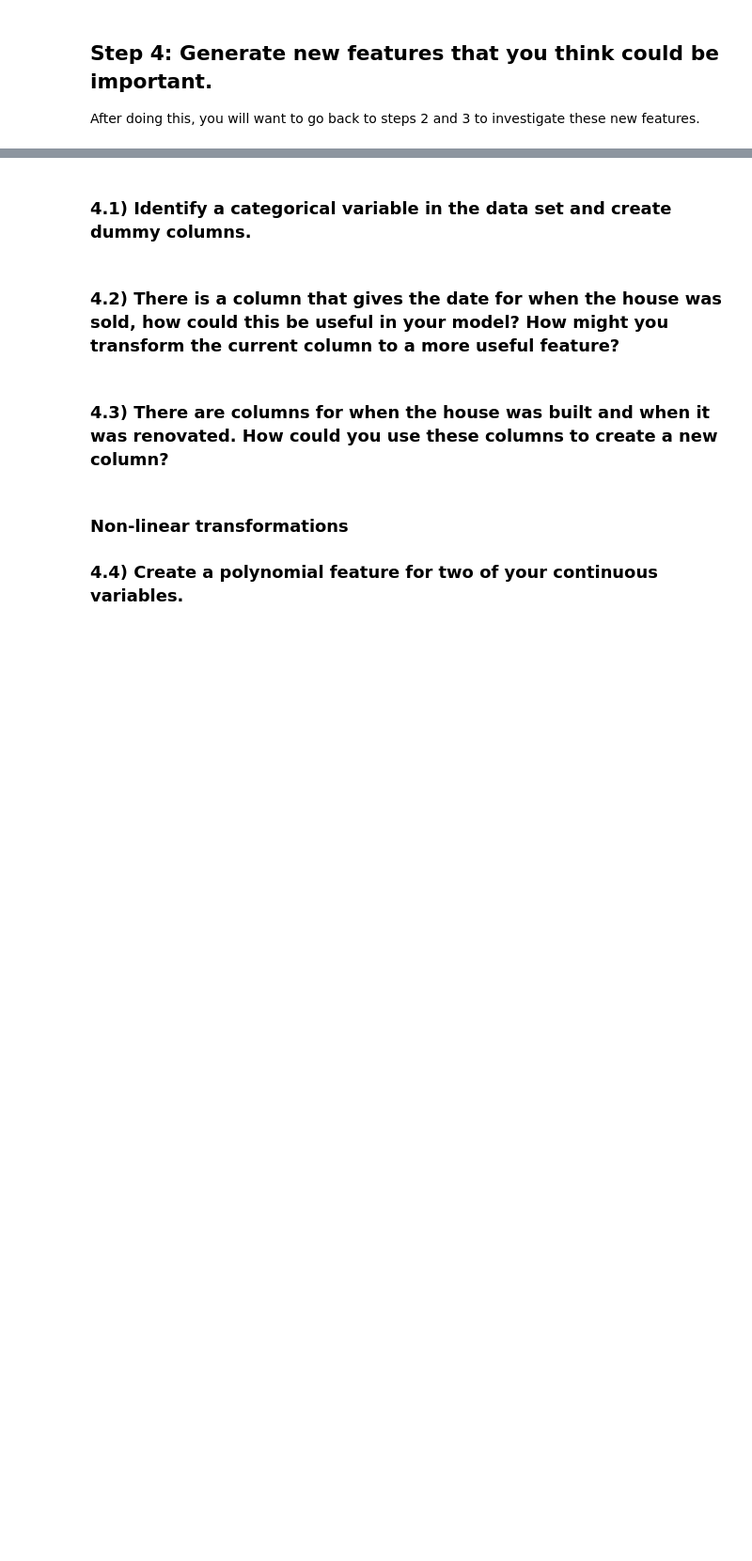
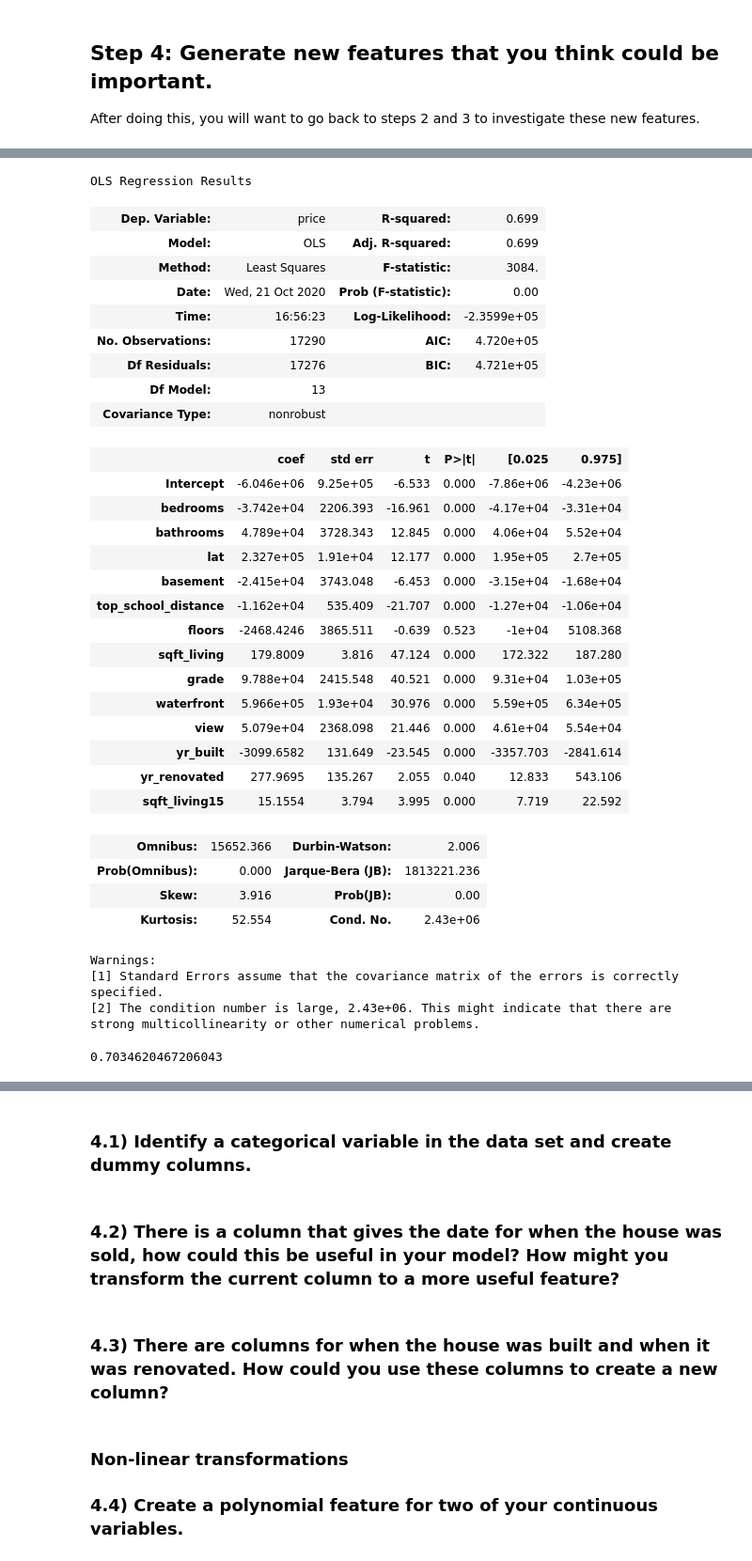
Before and after one commit to ameliadahm20/housing-pricing, a Jupyter notebook: KingsCountyHousingPrices.ipynb, the cells around one changed output, grey strips where cells are left out. Shown at 94% size. Cells and saved outputs as stored; diff of their text form; code cells hidden in the pictures; blank space fills up the shorter version.

```diff
--- a/KingsCountyHousingPrices.ipynb
+++ b/KingsCountyHousingPrices.ipynb
@@ -366,0 +347,70 @@ After doing this, you will want to go back to steps 2 and 3 to investigate these
+# %%
+test_model = ols(formula='price~bedrooms+bathrooms+lat+basement+top_school_distance+sqft_living+grade+waterfront+view+yr_built+yr_renovated+sqft_living15', data=df).fit()
+test_model.summary()
+# %% [output]
+OLS Regression Results
+| Dep. Variable: | price | R-squared: | 0.699 |
+| Model: | OLS | Adj. R-squared: | 0.699 |
+| Method: | Least Squares | F-statistic: | 3084. |
+| Date: | Wed, 21 Oct 2020 | Prob (F-statistic): | 0.00 |
+| Time: | 16:56:23 | Log-Likelihood: | -2.3599e+05 |
+| No. Observations: | 17290 | AIC: | 4.720e+05 |
+| Df Residuals: | 17276 | BIC: | 4.721e+05 |
+| Df Model: | 13 |  |  |
+| Covariance Type: | nonrobust |  |  |
+|  | coef | std err | t | P>|t| | [0.025 | 0.975] |
+| Intercept | -6.046e+06 | 9.25e+05 | -6.533 | 0.000 | -7.86e+06 | -4.23e+06 |
+| bedrooms | -3.742e+04 | 2206.393 | -16.961 | 0.000 | -4.17e+04 | -3.31e+04 |
+| bathrooms | 4.789e+04 | 3728.343 | 12.845 | 0.000 | 4.06e+04 | 5.52e+04 |
+| lat | 2.327e+05 | 1.91e+04 | 12.177 | 0.000 | 1.95e+05 | 2.7e+05 |
+| basement | -2.415e+04 | 3743.048 | -6.453 | 0.000 | -3.15e+04 | -1.68e+04 |
+| top_school_distance | -1.162e+04 | 535.409 | -21.707 | 0.000 | -1.27e+04 | -1.06e+04 |
+| floors | -2468.4246 | 3865.511 | -0.639 | 0.523 | -1e+04 | 5108.368 |
+| sqft_living | 179.8009 | 3.816 | 47.124 | 0.000 | 172.322 | 187.280 |
+| grade | 9.788e+04 | 2415.548 | 40.521 | 0.000 | 9.31e+04 | 1.03e+05 |
+| waterfront | 5.966e+05 | 1.93e+04 | 30.976 | 0.000 | 5.59e+05 | 6.34e+05 |
+| view | 5.079e+04 | 2368.098 | 21.446 | 0.000 | 4.61e+04 | 5.54e+04 |
+| yr_built | -3099.6582 | 131.649 | -23.545 | 0.000 | -3357.703 | -2841.614 |
+| yr_renovated | 277.9695 | 135.267 | 2.055 | 0.040 | 12.833 | 543.106 |
+| sqft_living15 | 15.1554 | 3.794 | 3.995 | 0.000 | 7.719 | 22.592 |
+| Omnibus: | 15652.366 | Durbin-Watson: | 2.006 |
+| Prob(Omnibus): | 0.000 | Jarque-Bera (JB): | 1813221.236 |
+| Skew: | 3.916 | Prob(JB): | 0.00 |
+| Kurtosis: | 52.554 | Cond. No. | 2.43e+06 |
+Warnings:
+[1] Standard Errors assume that the covariance matrix of the errors is correctly specified.
+[2] The condition number is large, 2.43e+06. This might indicate that there are
+strong multicollinearity or other numerical problems.
+# %%
+# STRATIFY YOUR SPLIT
+# sqft_living has the highest correlation break into quartiles
+
+X = df[['bedrooms', 'bathrooms', 'lat', 'sqft_living', 'basement', 'top_school_distance', 'grade', 'waterfront', 'view', 'yr_built', 'yr_renovated', 'sqft_living15']] #predictors as x
+y = df['price'] # target as y
+
+X_train, X_test, y_train, y_test = train_test_split(X, y,               # Pass in our X and y
+                                                    random_state=42,    # Abritary select a random_state
+                                                    test_size=.2        # Split test size to be 20% of full data.
+                                                   )
+
+# Instantiate MinMaxScaler object
+# lots of different ways to scale our data
+minmax = MinMaxScaler()
+
+# # Fit and Transform the training data.
+X_train_transformed = minmax.fit_transform(X_train)
+
+# # ONLY TRANSFORM the test data.
+# #------- NEVER fit
+X_test_transformed = minmax.transform(X_test)
+
+# # Instantiate the Linear Regression Object.
+model = LinearRegression()
+
+# # Fit the model to the transformed X_train, and the y_train.
+model.fit(X_train_transformed, y_train)
+
+# # Score the model based on the transformed X_test and the y_test.
+model.score(X_test_transformed, y_test)
+# %% [output]
+0.7034620467206043
```
Also changed, not shown: parts of 80 cells of this notebook, 1 other file.
